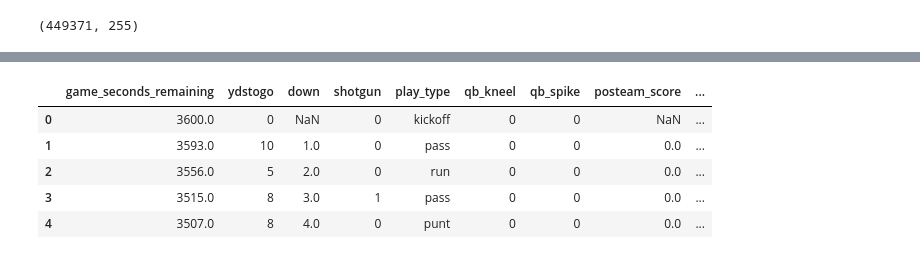
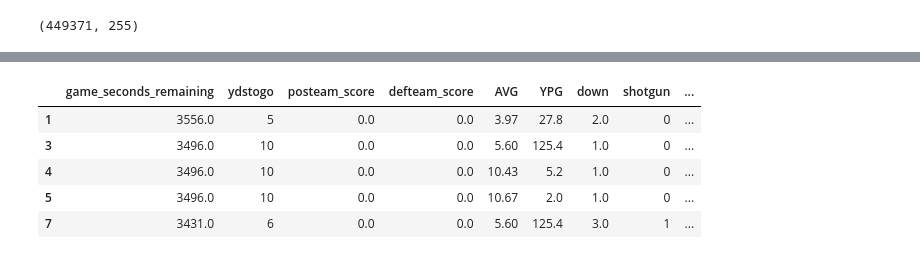
Before and after one commit to ethanoliver21/Deep-Learning-Project----Football, a Jupyter notebook: Project.ipynb, the cells around one changed output, grey strips where cells are left out. Saved outputs shown, nothing was run; the diff lists cells and outputs as text; code cells hidden in the pictures.

```diff
--- a/Project.ipynb
+++ b/Project.ipynb
@@ -26,0 +183,15 @@ df.head(10)
+# %%
+# form the quarterback and running back dataframes into list of dataframes
+qb_list = [d[i] for i in years]
+rb_list = [d_2[i] for i in years]
+# %%
+# concatenate the lists into separate dataframes
+qb_df = pd.concat(qb_list)
+rb_df = pd.concat(rb_list)
+# %%
+qb_df['Year'] = qb_df['Year'].astype(str)
+rb_df['Year'] = rb_df['Year'].astype(str)
+# %%
+nfl_data = nfl_data.merge(qb_df, on=['Player', 'Year'], how='left').merge(rb_df, on=['Player', 'Year'], how='left')
+
+nfl_data.head()
@@ -36,22 +239,25 @@ Pedicting "yards_gained" Given:
 # %%
-nfl_data = df[['game_seconds_remaining',
+nfl_rush_data = nfl_data[['game_seconds_remaining',
                'ydstogo',
+               'posteam_score',
+               'defteam_score',
+               'AVG',
+               'YPG',
                'down',
                'shotgun',
                'play_type',
                'qb_kneel',
                'qb_spike',
-               'posteam_score',
-               'defteam_score',
-               'yards_gained']]
-nfl_data.head()
+               'yards_gained']].query('(play_type == "run")').dropna()
+
+nfl_rush_data.head()
 # %% [output]
-|  | game_seconds_remaining | ydstogo | down | shotgun | play_type | qb_kneel | qb_spike | posteam_score | ... |
-| 0 | 3600.0 | 0 | NaN | 0 | kickoff | 0 | 0 | NaN | ... |
-| 1 | 3593.0 | 10 | 1.0 | 0 | pass | 0 | 0 | 0.0 | ... |
-| 2 | 3556.0 | 5 | 2.0 | 0 | run | 0 | 0 | 0.0 | ... |
-| 3 | 3515.0 | 8 | 3.0 | 1 | pass | 0 | 0 | 0.0 | ... |
-| 4 | 3507.0 | 8 | 4.0 | 0 | punt | 0 | 0 | 0.0 | ... |
+|  | game_seconds_remaining | ydstogo | posteam_score | defteam_score | AVG | YPG | down | shotgun | ... |
+| 1 | 3556.0 | 5 | 0.0 | 0.0 | 3.97 | 27.8 | 2.0 | 0 | ... |
+| 3 | 3496.0 | 10 | 0.0 | 0.0 | 5.60 | 125.4 | 1.0 | 0 | ... |
+| 4 | 3496.0 | 10 | 0.0 | 0.0 | 10.43 | 5.2 | 1.0 | 0 | ... |
+| 5 | 3496.0 | 10 | 0.0 | 0.0 | 10.67 | 2.0 | 1.0 | 0 | ... |
+| 7 | 3431.0 | 6 | 0.0 | 0.0 | 5.60 | 125.4 | 3.0 | 1 | ... |
 # %%
 # generate a seed; make results reproducable
 np.random.seed(896)
```
Also changed, not shown: parts of 45 cells of this notebook.
